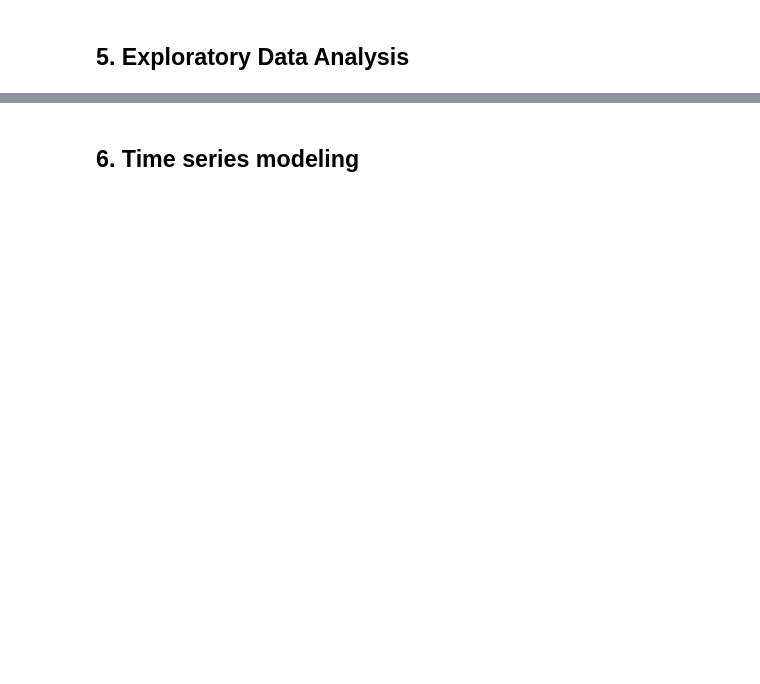
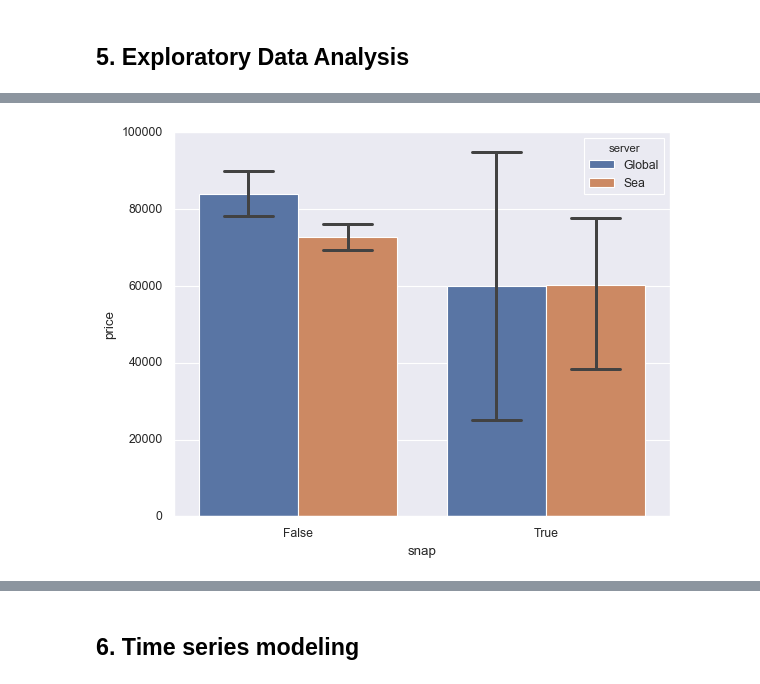
Before and after one commit to algakovic/ROMobile-MarketPrice-Timeseries-Analysis, a Jupyter notebook: SandboxROMExchangeAPI.ipynb, the cells around one changed output, grey strips where cells are left out. Drawn from its saved outputs; the diff is of its cells as text; code cells hidden in the pictures; blank space fills up the shorter version.

```diff
--- a/SandboxROMExchangeAPI.ipynb
+++ b/SandboxROMExchangeAPI.ipynb
@@ -108 +145,7 @@ df1 = dfglobal.append(dfsea)
+# %%
+# Is Price higher when snap is True or False?
+
+ax = sns.barplot(x="snap", y="price", hue='server', data=df1, capsize=0.2)
+# %% [output]
+[figure, added]
 # %%
```
Also changed, not shown: parts of 7 cells of this notebook.
